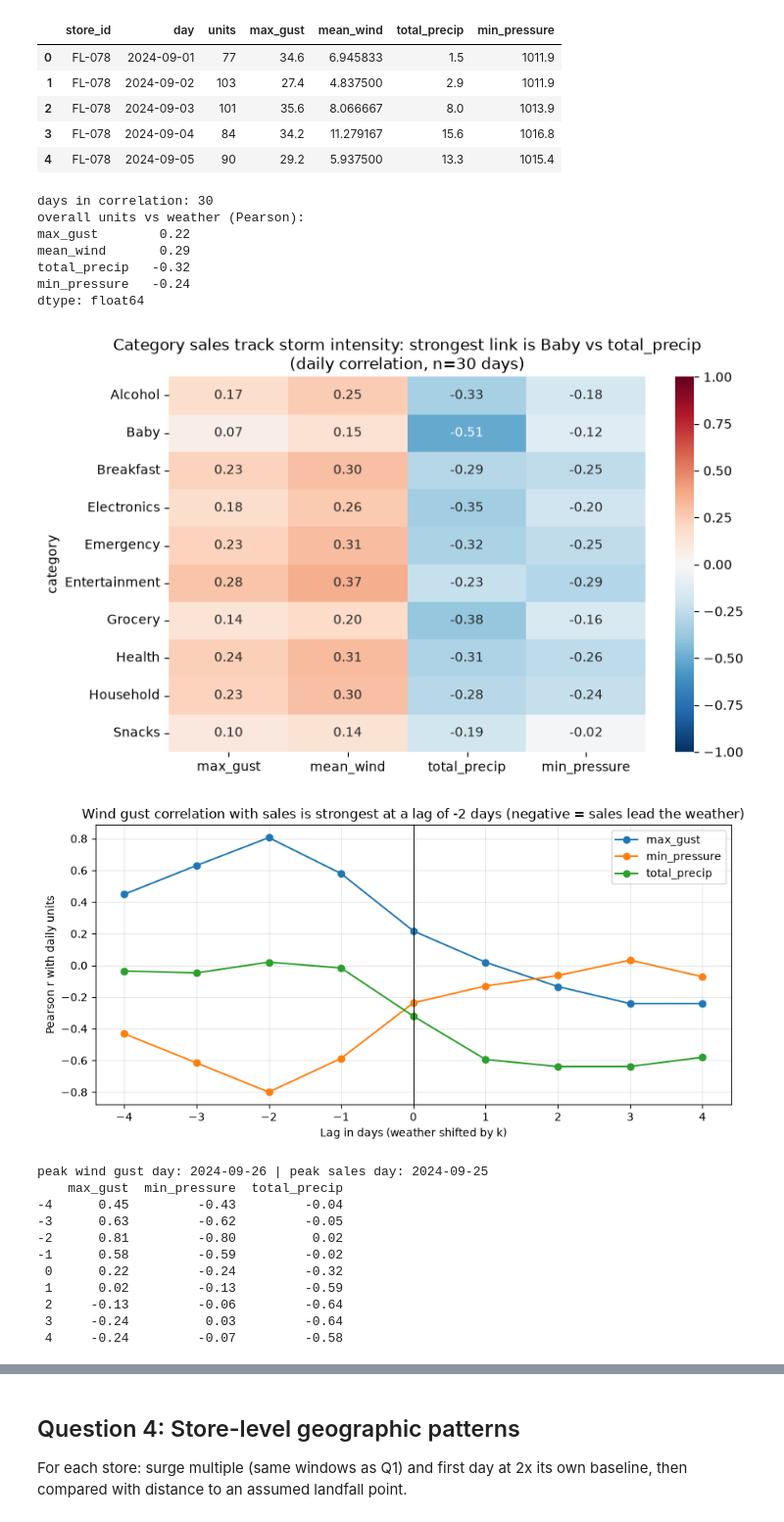
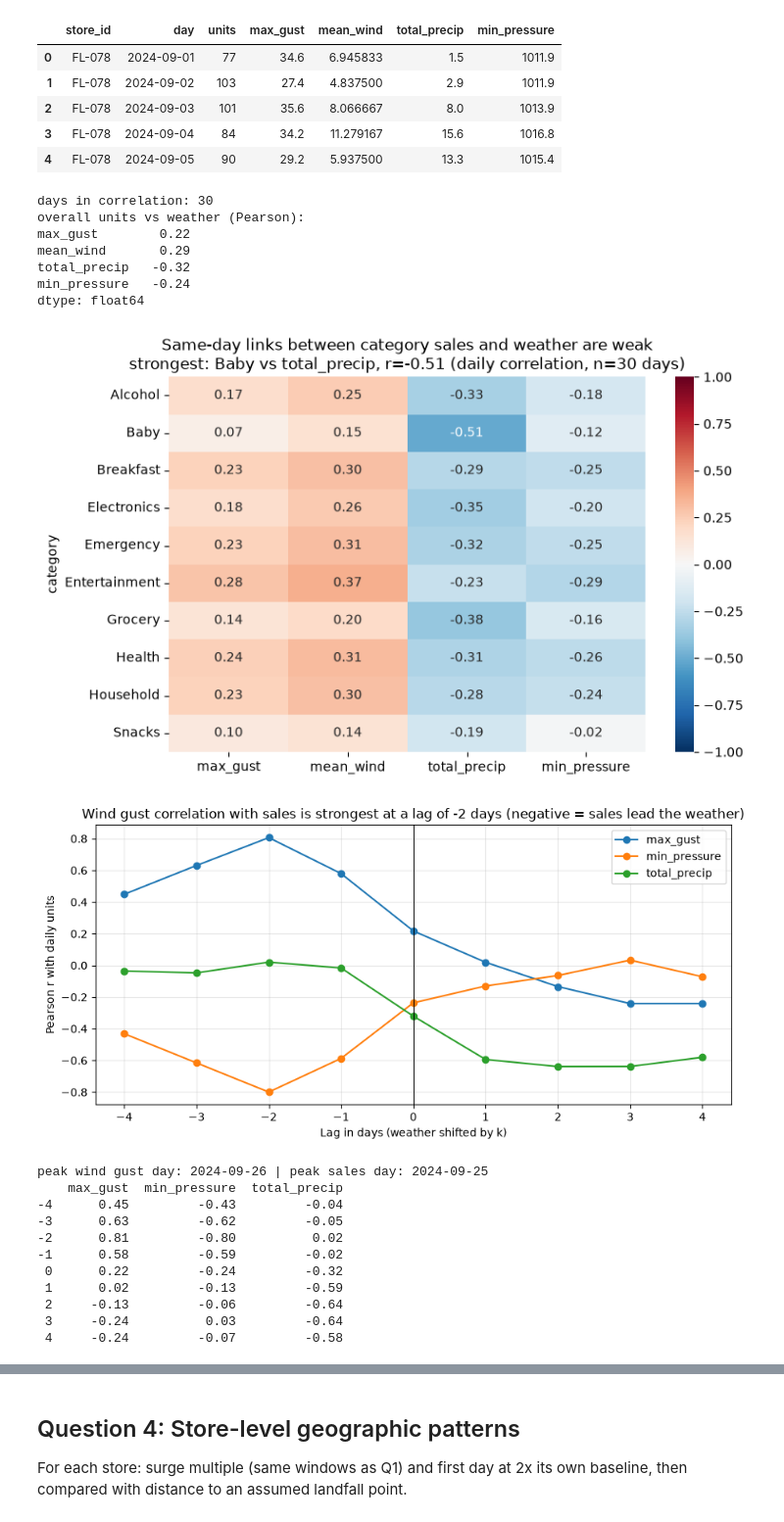
Before and after one commit to Kminhas21/walmart-hurricane-project, a Jupyter notebook: notebooks/team_notebook.ipynb, the cells around one changed output, grey strips where cells are left out. Shown at 98% size. Cells and saved outputs as stored; diff of their text form; code cells hidden in the pictures.

```diff
--- a/notebooks/team_notebook.ipynb
+++ b/notebooks/team_notebook.ipynb
@@ -470,35 +470,35 @@ state = merged.groupby('day').agg(units=('units', 'sum'), max_gust=('max_gust',
 n_days = len(state)
 ind = ['max_gust', 'mean_wind', 'total_precip', 'min_pressure']
 print('days in correlation:', n_days)
 print('overall units vs weather (Pearson):'); print(state[ind].corrwith(state['units']).round(2))
 
 heat = pd.DataFrame({i: daily_cat.corrwith(state[i]) for i in ind})
 top_cell = heat.abs().stack().idxmax()
 fig, ax = plt.subplots(figsize=(8, 5))
 sns.heatmap(heat, annot=True, fmt='.2f', cmap='RdBu_r', center=0, vmin=-1, vmax=1, ax=ax)
-ax.set_title(f'Category sales track storm intensity: strongest link is {top_cell[0]} vs {top_cell[1]}\n(daily correlation, n={n_days} days)')
+ax.set_title(f'Same-day links between category sales and weather are weak\nstrongest: {top_cell[0]} vs {top_cell[1]}, r={heat.loc[top_cell]:.2f} (daily correlation, n={n_days} days)')
 plt.tight_layout(); plt.show()
 
 # lag: corr(units on day t, weather on day t-k). k>0: weather leads sales; k<0: sales lead weather
 lags = range(-4, 5)
 lag_corr = pd.DataFrame({i: [state['units'].corr(state[i].shift(k)) for k in lags] for i in ('max_gust', 'min_pressure', 'total_precip')}, index=list(lags))
 best = lag_corr['max_gust'].abs().idxmax()
 fig, ax = plt.subplots(figsize=(9, 4.5))
 lag_corr.plot(ax=ax, marker='o'); ax.axvline(0, color='k', lw=.8)
 ax.set_title(f'Wind gust correlation with sales is strongest at a lag of {best:+d} days (negative = sales lead the weather)')
 ax.set_xlabel('Lag in days (weather shifted by k)'); ax.set_ylabel('Pearson r with daily units'); ax.grid(alpha=.3)
 plt.tight_layout(); plt.show()
 print('peak wind gust day:', state['max_gust'].idxmax().date(), '| peak sales day:', state['units'].idxmax().date())
 print(lag_corr.round(2))
 # %% [output]
 days in correlation: 30
 overall units vs weather (Pearson):
 max_gust        0.22
 mean_wind       0.29
 total_precip   -0.32
 min_pressure   -0.24
 dtype: float64
-[figure, old version]
+[figure, new version]
 [figure]
 peak wind gust day: 2024-09-26 | peak sales day: 2024-09-25
     max_gust  min_pressure  total_precip
```
Also changed, not shown: parts of 4 cells of this notebook.
